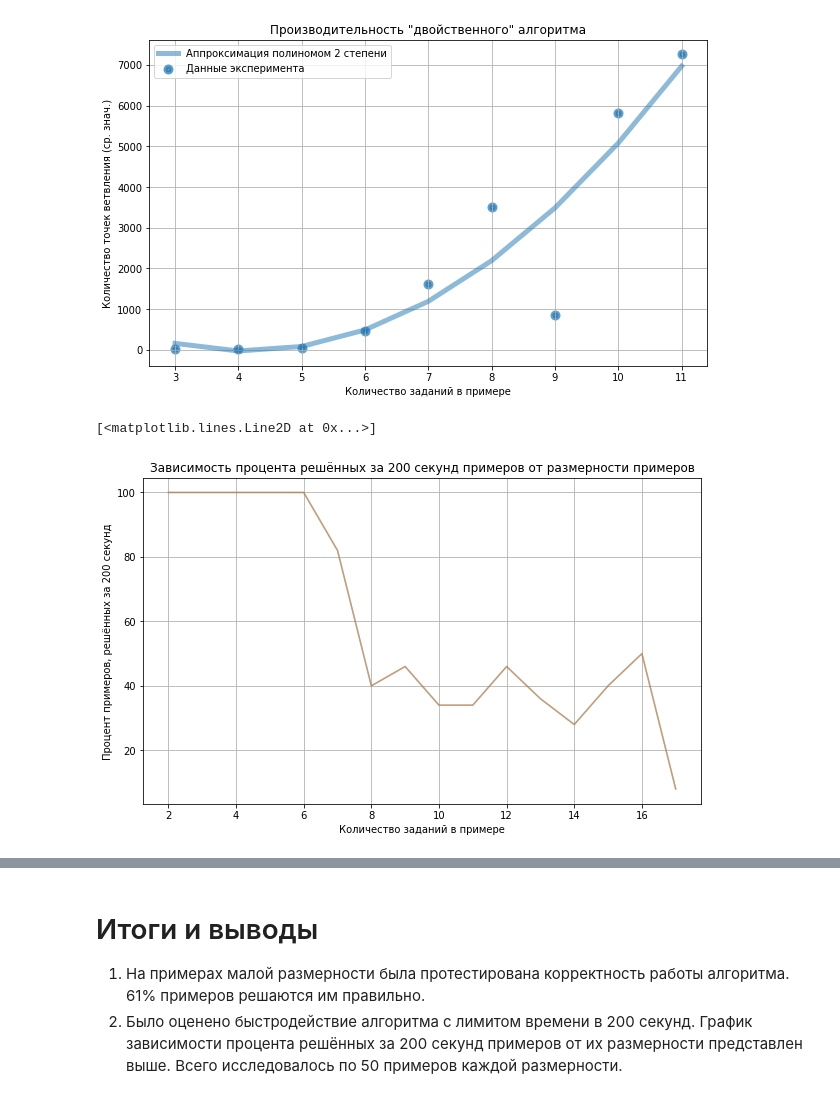
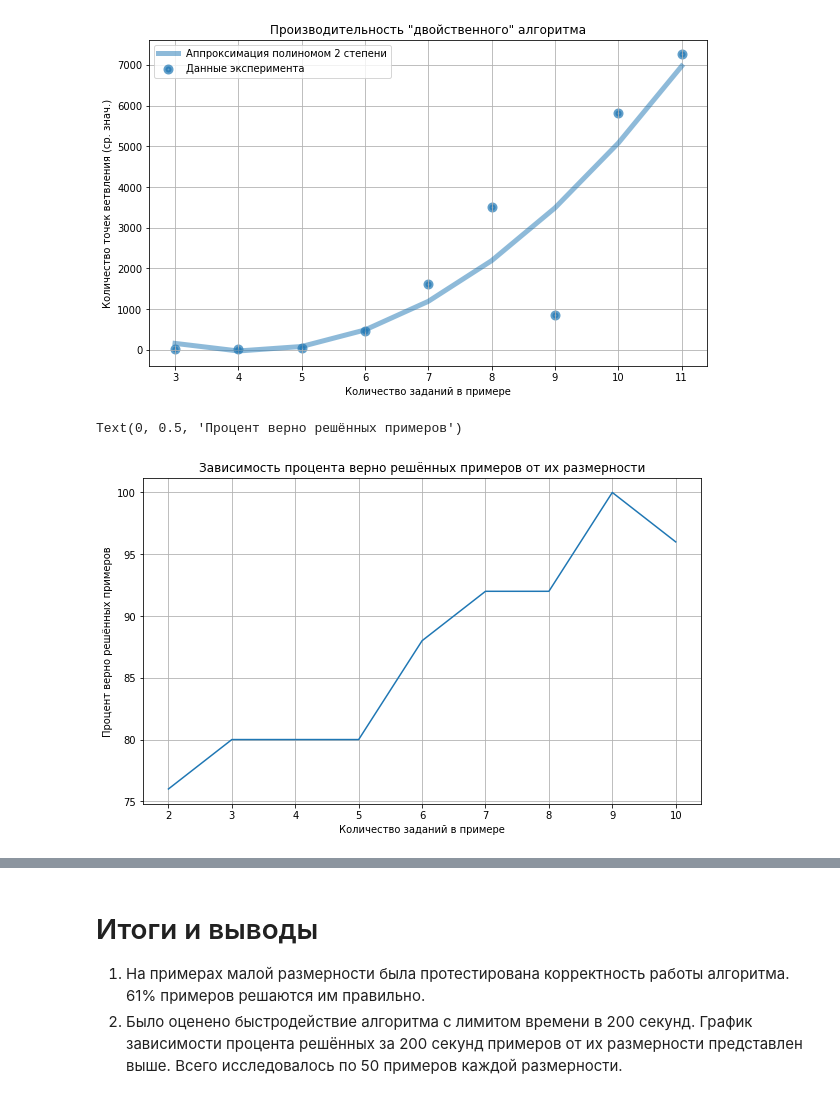
Before and after one commit to andtun/schedules, a Jupyter notebook: LMax.ipynb, the cells around one changed output, grey strips where cells are left out. Drawn from its saved outputs; the diff is of its cells as text; code cells hidden in the pictures.

```diff
--- a/LMax.ipynb
+++ b/LMax.ipynb
@@ -22,6 +18,6 @@ s = """23  972 1069
 # %%
 def parse_str(s):
-    s = np.array(s.split(), dtype=int)
+    s = np.array(s.replace(',', ' ').split(), dtype=int)
     s = s.reshape((len(s)//3, 3))
     return s
 # %%
@@ -190,15 +201,15 @@ array([[ 492,  899, 1944],
 timeout = 1200
 
 def main(N, tau=0):
-    tb = time.time()
+    #tb = time.time()
     c = 0
     bestPi = Schedule([])    # в алгоритме сказано изначально задать pi* пустым множеством, но ведь тогда его Lateness будет нулём, и это pi* и будет всё время определяться в качетсве оптимального
     instances = [Instance(N, tau)]
     while len(instances) > 0:
-        ti = time.time()
-        if ti - tb > timeout:
-            return Schedule([]), -1
-        index, instance = min(enumerate(instances), key=lambda x: max(x[1].nu, x[1].pi.L_max(x[1].tau)) - x[1].pi.length()/N.length()/10)
+        #ti = time.time()
+        #if ti - tb > timeout:
+        #    return Schedule([]), -1
+        index, instance = min(enumerate(instances), key=lambda x: max(x[1].nu, x[1].pi.L_max()) - x[1].pi.length()/N.length()/10)
         f = instance.best_job()
         instances.pop(index)
         if f is not None:
@@ -226,7 +237,7 @@ def main(N, tau=0):
 
             instances += [i1, i2]
             c += 1
-            pi1.show()
+            #pi1.show()
             if pi1.length() == N.length():
                 if pi1.L_max(tau) < bestPi.L_max(tau):
                     bestPi = pi1.copy()
@@ -312,10 +301,12 @@ p.L_max(0)
 # %%
 tc = 0 # true counter - when the result is correct
 fc = 0 # false counter - when the result is incorrect
-for n in range(2, 5):
-    for i in range(1000):
+xc = []
+yc = []
+for n in range(2, 16):
+    for i in range(50):
         print('\r', i, end='')
-        t = random.randint(0, 1000)
+        t = 0
         s = Schedule(n)
         result, count = main(s, t)
         result = result.L_max(t)
@@ -324,6 +315,12 @@ for n in range(2, 5):
             tc += 1
         else:
             fc += 1
-    print(" --", n, "tasks")
-print("\n", "-"*50, "\n Correct: %d%%\tIncorrect: %d%%" % (tc/(tc + fc)*100, fc/(tc + fc)*100))
+    xc.append(n)
+    yc.append(tc/(tc + fc)*100)
+    print(" --", n, "tasks", end='')
+    print("\t Correct: %d%%\tIncorrect: %d%%" % (tc/(tc + fc)*100, fc/(tc + fc)*100))
+    tc = 0
+    fc = 0
+rresults = [xc, yc]
+json.dump(rresults, open('rresults1112.json', 'w'))
 # %% [output]
@@ -418,18 +489,13 @@ ax.legend()
 <matplotlib.legend.Legend at 0x...>
 [figure]
 # %%
-x = []
-y = []
-for k in results:
-    x.append(k)
-    y.append(len(results[k])*2)
 fig = plt.figure(figsize=(10, 6))
-ax = fig.add_subplot(111, title='Зависимость процента решённых за 200 секунд примеров от размерности примеров')
+ax = fig.add_subplot(111, title='Зависимость процента верно решённых примеров от их размерности')
 ax.grid()
-ax.plot(x, y, alpha=0.5)
+ax.plot(xc, yc)
 ax.set_xlabel("Количество заданий в примере")
-ax.set_ylabel("Процент примеров, решённых за 200 секунд")
-ax.plot(x, y, alpha=0.5)
+ax.set_ylabel("Процент верно решённых примеров")
+#ax.plot(x, y, alpha=0.5)
 # %% [output]
-[<matplotlib.lines.Line2D at 0x...>]
+Text(0, 0.5, 'Процент верно решённых примеров')
-[figure, old version]
+[figure, new version]
```
Also changed, not shown: parts of 21 cells of this notebook, 1 other file.
